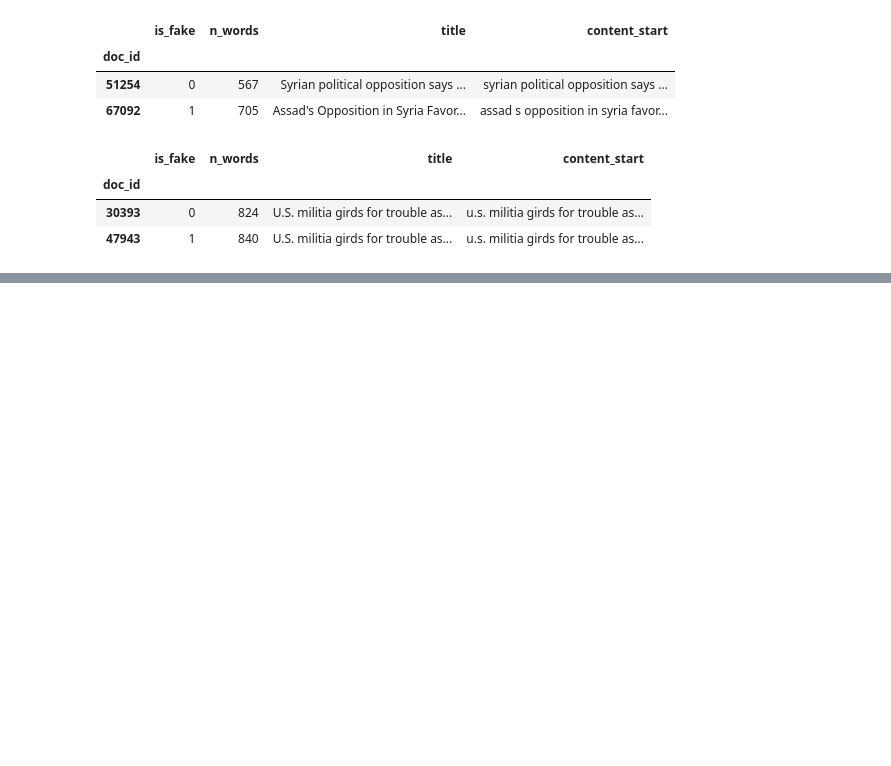
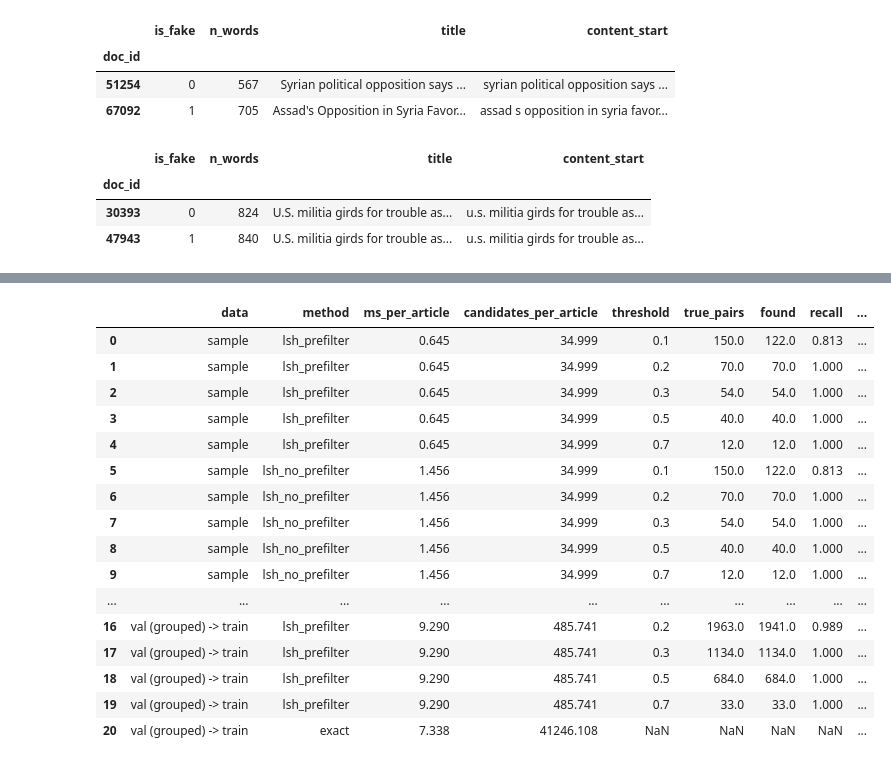
Before and after one commit to FergadakisN/Fake_news_recognition, a Jupyter notebook: notebooks/04-minhash-lsh.ipynb, the cells around one changed output, grey strips where cells are left out. Saved outputs shown, nothing was run; the diff lists cells and outputs as text; code cells hidden in the pictures; blank space fills up the shorter version.

```diff
--- a/notebooks/04-minhash-lsh.ipynb
+++ b/notebooks/04-minhash-lsh.ipynb
@@ -349,0 +635,22 @@ groups = load_groups()            # pd.Series doc_id -> group_id
+# %%
+fi = pd.read_csv(REPORT / "lsh_eval_feature_index.csv")
+fi[["data", "method", "ms_per_article", "candidates_per_article", "threshold", "true_pairs", "found", "recall",
+    "recall_ci_low", "articles_with_neighbor", "articles_with_neighbor_exact"]].round(3)
+# %% [output]
+|  | data | method | ms_per_article | candidates_per_article | threshold | true_pairs | found | recall | ... |
+| 0 | sample | lsh_prefilter | 0.645 | 34.999 | 0.1 | 150.0 | 122.0 | 0.813 | ... |
+| 1 | sample | lsh_prefilter | 0.645 | 34.999 | 0.2 | 70.0 | 70.0 | 1.000 | ... |
+| 2 | sample | lsh_prefilter | 0.645 | 34.999 | 0.3 | 54.0 | 54.0 | 1.000 | ... |
+| 3 | sample | lsh_prefilter | 0.645 | 34.999 | 0.5 | 40.0 | 40.0 | 1.000 | ... |
+| 4 | sample | lsh_prefilter | 0.645 | 34.999 | 0.7 | 12.0 | 12.0 | 1.000 | ... |
+| 5 | sample | lsh_no_prefilter | 1.456 | 34.999 | 0.1 | 150.0 | 122.0 | 0.813 | ... |
+| 6 | sample | lsh_no_prefilter | 1.456 | 34.999 | 0.2 | 70.0 | 70.0 | 1.000 | ... |
+| 7 | sample | lsh_no_prefilter | 1.456 | 34.999 | 0.3 | 54.0 | 54.0 | 1.000 | ... |
+| 8 | sample | lsh_no_prefilter | 1.456 | 34.999 | 0.5 | 40.0 | 40.0 | 1.000 | ... |
+| 9 | sample | lsh_no_prefilter | 1.456 | 34.999 | 0.7 | 12.0 | 12.0 | 1.000 | ... |
+| ... | ... | ... | ... | ... | ... | ... | ... | ... | ... |
+| 16 | val (grouped) -> train | lsh_prefilter | 9.290 | 485.741 | 0.2 | 1963.0 | 1941.0 | 0.989 | ... |
+| 17 | val (grouped) -> train | lsh_prefilter | 9.290 | 485.741 | 0.3 | 1134.0 | 1134.0 | 1.000 | ... |
+| 18 | val (grouped) -> train | lsh_prefilter | 9.290 | 485.741 | 0.5 | 684.0 | 684.0 | 1.000 | ... |
+| 19 | val (grouped) -> train | lsh_prefilter | 9.290 | 485.741 | 0.7 | 33.0 | 33.0 | 1.000 | ... |
+| 20 | val (grouped) -> train | exact | 7.338 | 41246.108 | NaN | NaN | NaN | NaN | ... |
```
Also changed, not shown: parts of 39 cells of this notebook, 5 other files.
